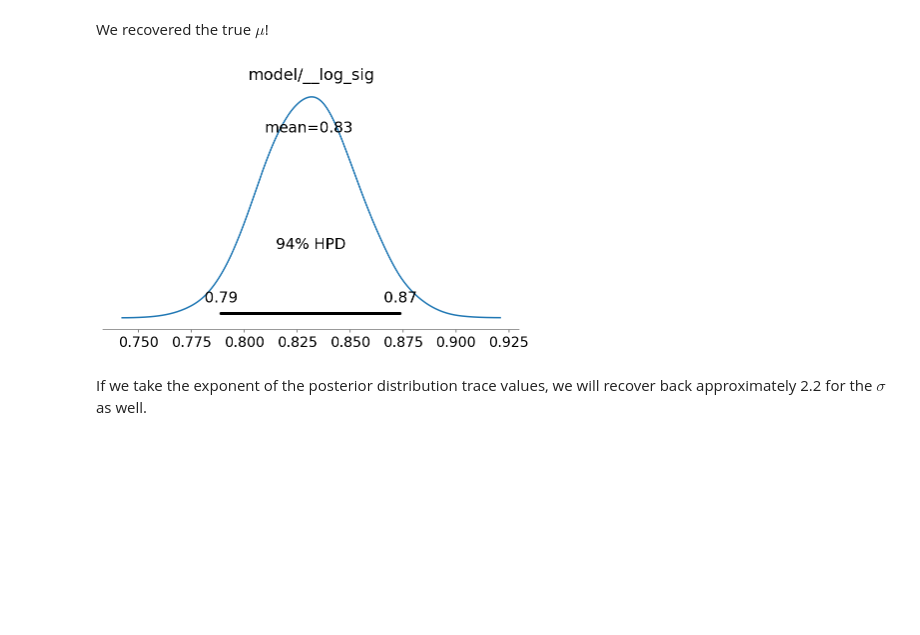
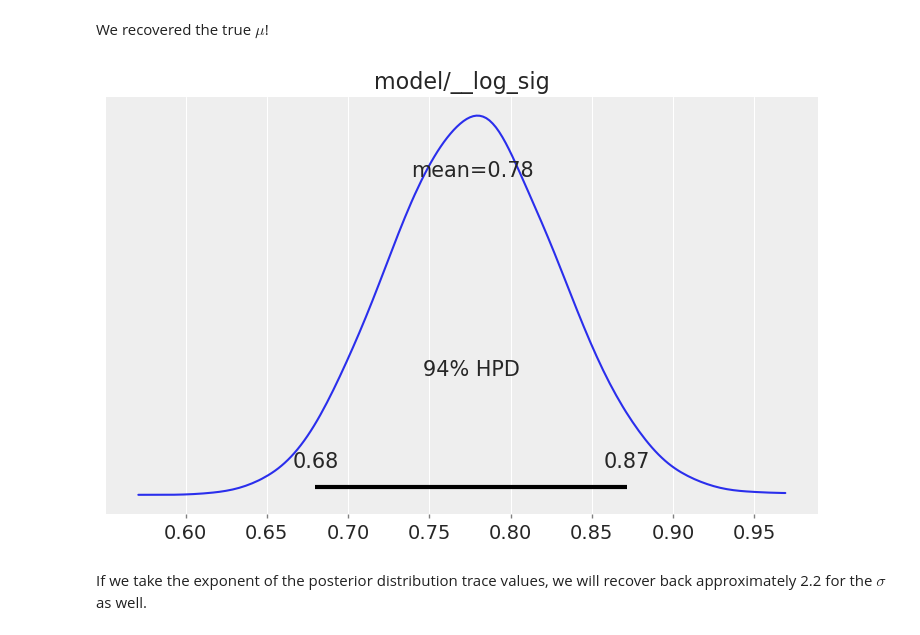
Before and after one commit to pymc-devs/pymc4, a Jupyter notebook: notebooks/basic-usage.ipynb, the cells around one changed output. Cells and saved outputs as stored; diff of their text form; code cells hidden in the pictures; blank space fills up the shorter version.

```diff
--- a/notebooks/basic-usage.ipynb
+++ b/notebooks/basic-usage.ipynb
@@ -5,3 +4,5 @@ WARNING:tensorflow:Falling back to tensorflow client, its recommended to install
+# %%
+az.style.use('arviz-darkgrid')
 # %%
 import numpy as np
 import pandas as pd
@@ -24,7 +20,7 @@ To keep things simple, we will use a simple example in which we generate 1,000 d
 MU = 8
 SIG = 2.2
 
-data = np.random.normal(loc=MU, scale=SIG, size=1000)
+data = np.random.normal(loc=MU, scale=SIG, size=200)
 # %% [markdown]
 The goal of our estimation task is to estimate the true value of $\mu$ and $\sigma$ from the observed data.
 # %% [markdown]
@@ -61,4 +57,4 @@ Give it a moment to sample; as of the alpha version of PyMC4, the progress bar i
 # %%
 estimation_model = model(data)
 
-trace, sampling_stats = pm.sample(estimation_model, num_samples=800)
+trace = pm.sample(model(data), num_samples=800)
@@ -81,9 +71,9 @@ az.plot_posterior(trace, var_names=["model/mu"]);
 # %% [markdown]
 We recovered the true $\mu$!
 # %%
-az.plot_posterior(trace, var_names=["model/__log_sig"]);
+az.plot_posterior(trace, var_names="model/__log_sig");
 # %% [output]
-[figure, old version]
+[figure, new version]
 # %% [markdown]
 If we take the exponent of the posterior distribution trace values, we will recover back approximately 2.2 for the $\sigma$ as well.
 # %% [markdown]
```
Also changed, not shown: parts of 22 cells of this notebook, 1 other file.
